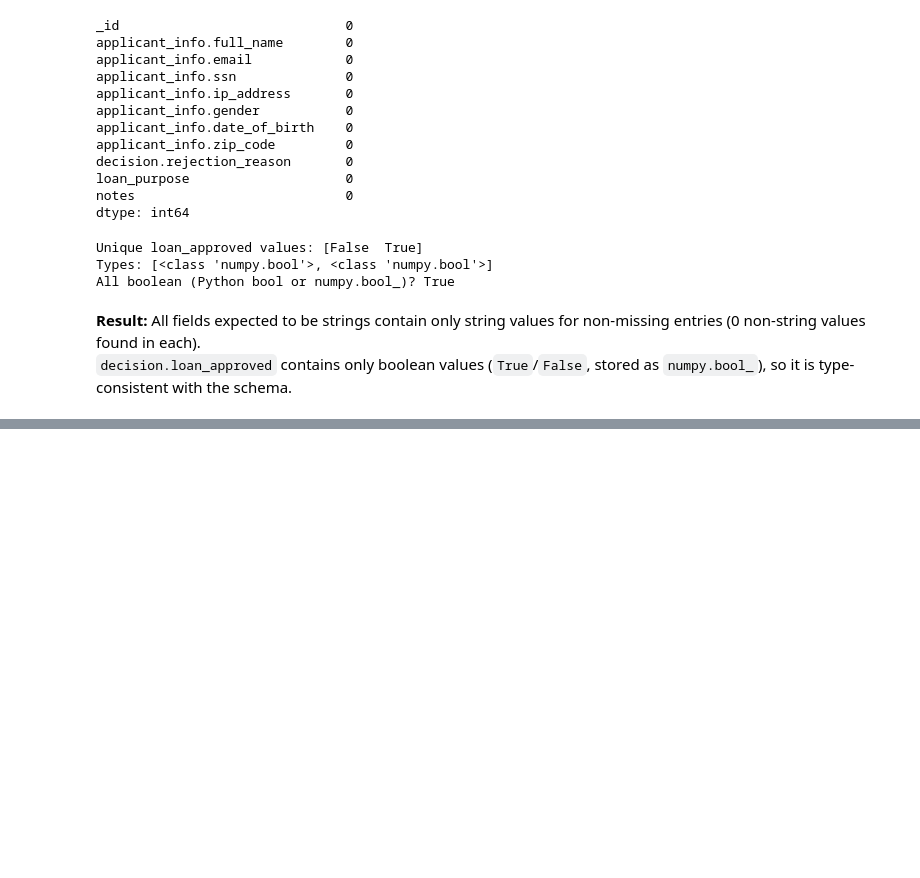
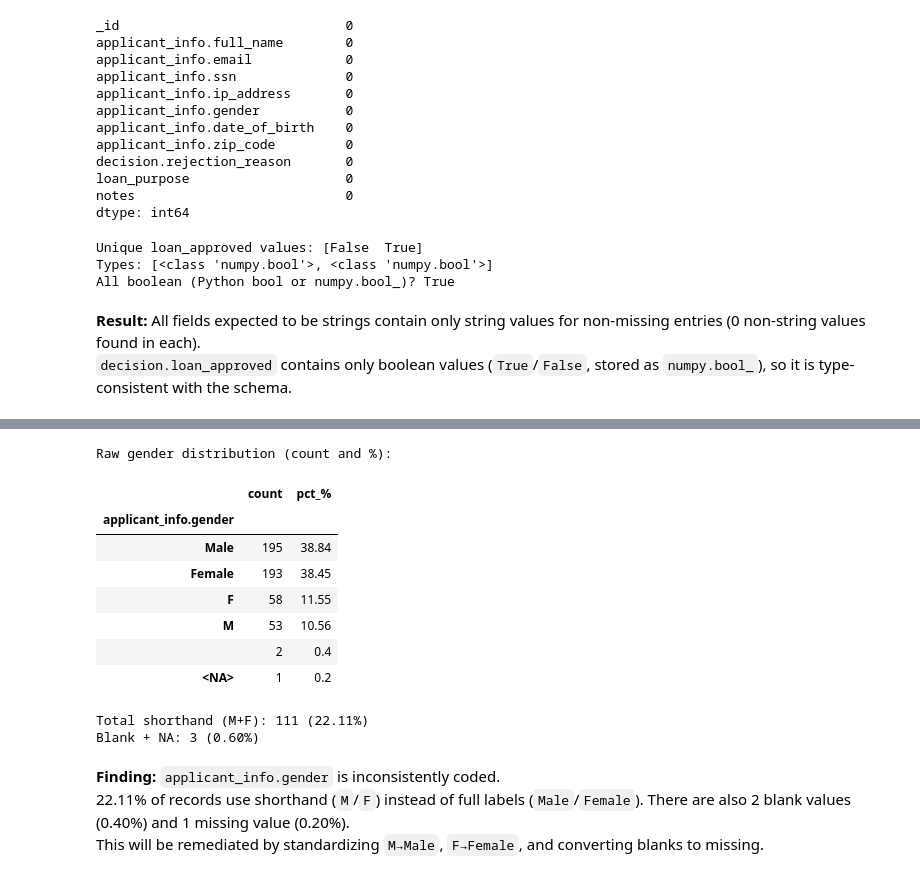
Before and after one commit to catarinapalma01/dego-project-team3, a Jupyter notebook: notebooks/01-data-quality.ipynb, the cells around one changed output, grey strips where cells are left out. Drawn from its saved outputs; the diff is of its cells as text; code cells hidden in the pictures; blank space fills up the shorter version.

```diff
--- a/notebooks/01-data-quality.ipynb
+++ b/notebooks/01-data-quality.ipynb
@@ -419,0 +425,40 @@ All boolean (Python bool or numpy.bool_)? True
+# %%
+n = len(df_raw)
+g = df_raw["applicant_info.gender"].astype("string")
+
+# Full raw value distribution (counts + %)
+vc = g.value_counts(dropna=False)
+vc_pct = (vc / n * 100).round(2)
+
+gender_table = pd.DataFrame({
+    "count": vc,
+    "pct_%": vc_pct
+})
+
+print("Raw gender distribution (count and %):")
+display(gender_table)
+
+# Summary metric for shorthand + blanks (optional, still derived from the same table)
+n_M = vc.get("M", 0)
+n_F = vc.get("F", 0)
+n_blank = vc.get("", 0) # blank string after astype("string")
+n_na = vc.get(pd.NA, 0) # sometimes shows as <NA>
+
+print("Total shorthand (M+F):", n_M + n_F, f"({(n_M+n_F)/n*100:.2f}%)")
+print("Blank + NA:", n_blank + n_na, f"({(n_blank+n_na)/n*100:.2f}%)")
+# %% [output]
+Raw gender distribution (count and %):
+|  | count | pct_% |
+| applicant_info.gender |  |  |
+| Male | 195 | 38.84 |
+| Female | 193 | 38.45 |
+| F | 58 | 11.55 |
+| M | 53 | 10.56 |
+|  | 2 | 0.4 |
+| <NA> | 1 | 0.2 |
+Total shorthand (M+F): 111 (22.11%)
+Blank + NA: 3 (0.60%)
+# %% [markdown]
+**Finding:** `applicant_info.gender` is inconsistently coded.
+22.11% of records use shorthand (`M`/`F`) instead of full labels (`Male`/`Female`). There are also 2 blank values (0.40%) and 1 missing value (0.20%).
+This will be remediated by standardizing `M→Male`, `F→Female`, and converting blanks to missing.
```
Also changed, not shown: parts of 17 cells of this notebook.
